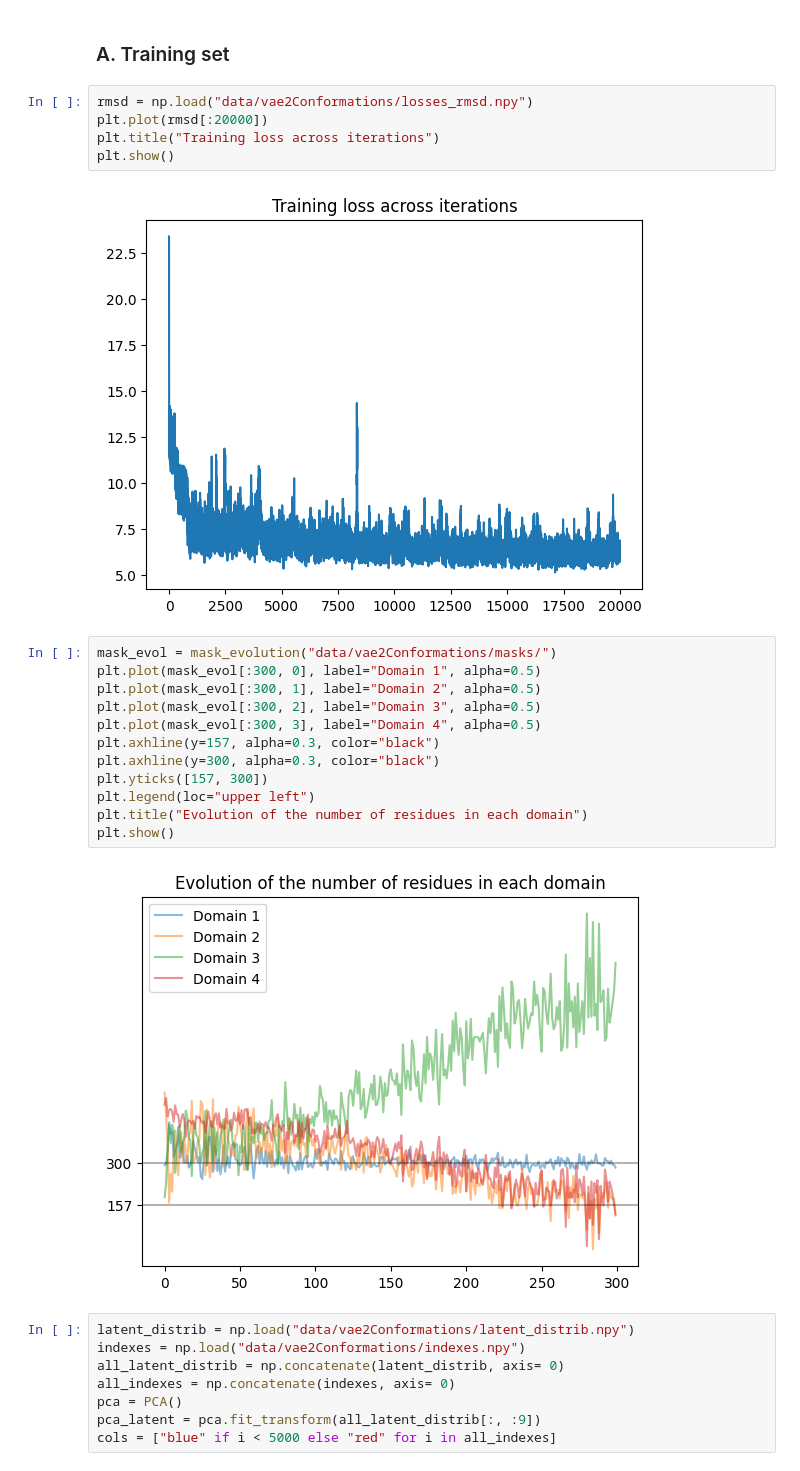
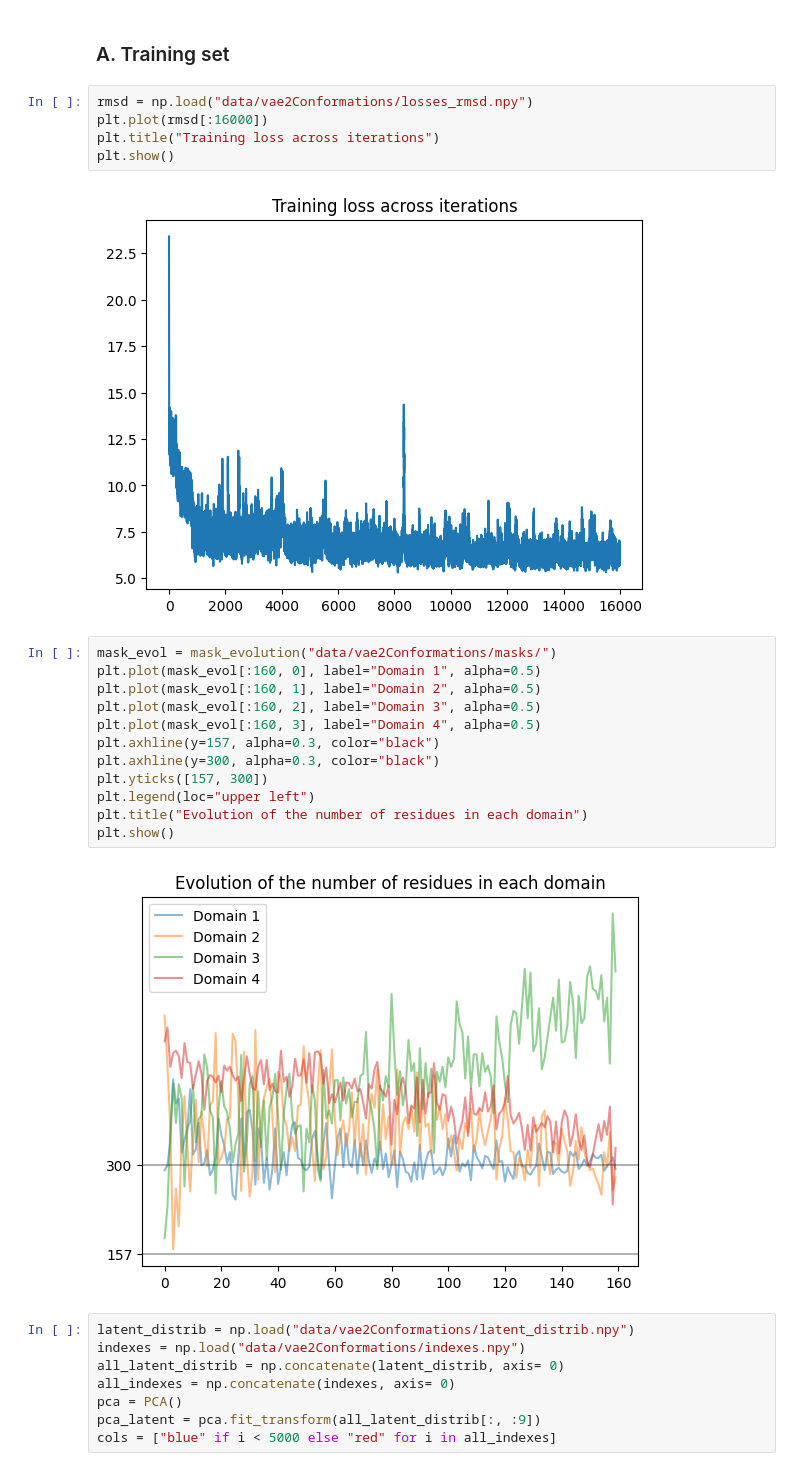
Before and after one commit to Gabriel-Ducrocq/segmentationCryoEM, a Jupyter notebook: vaeAnalysis.ipynb, the cells around one changed output. Saved outputs shown, nothing was run; the diff lists cells and outputs as text.

```diff
--- a/vaeAnalysis.ipynb
+++ b/vaeAnalysis.ipynb
@@ -317,25 +317,25 @@ for i in range(0, 10):
 ### A. Training set
 # %%
 rmsd = np.load("data/vae2Conformations/losses_rmsd.npy")
-plt.plot(rmsd[:20000])
+plt.plot(rmsd[:16000])
 plt.title("Training loss across iterations")
 plt.show()
 # %% [output]
-[figure, old version]
+[figure, new version]
 # %%
 mask_evol = mask_evolution("data/vae2Conformations/masks/")
-plt.plot(mask_evol[:300, 0], label="Domain 1", alpha=0.5)
-plt.plot(mask_evol[:300, 1], label="Domain 2", alpha=0.5)
-plt.plot(mask_evol[:300, 2], label="Domain 3", alpha=0.5)
-plt.plot(mask_evol[:300, 3], label="Domain 4", alpha=0.5)
+plt.plot(mask_evol[:160, 0], label="Domain 1", alpha=0.5)
+plt.plot(mask_evol[:160, 1], label="Domain 2", alpha=0.5)
+plt.plot(mask_evol[:160, 2], label="Domain 3", alpha=0.5)
+plt.plot(mask_evol[:160, 3], label="Domain 4", alpha=0.5)
 plt.axhline(y=157, alpha=0.3, color="black")
 plt.axhline(y=300, alpha=0.3, color="black")
 plt.yticks([157, 300])
 plt.legend(loc="upper left")
 plt.title("Evolution of the number of residues in each domain")
 plt.show()
 # %% [output]
-[figure, old version]
+[figure, new version]
 # %%
 latent_distrib = np.load("data/vae2Conformations/latent_distrib.npy")
 indexes = np.load("data/vae2Conformations/indexes.npy")
```
Also changed, not shown: parts of 4 cells of this notebook, 2 other files.
